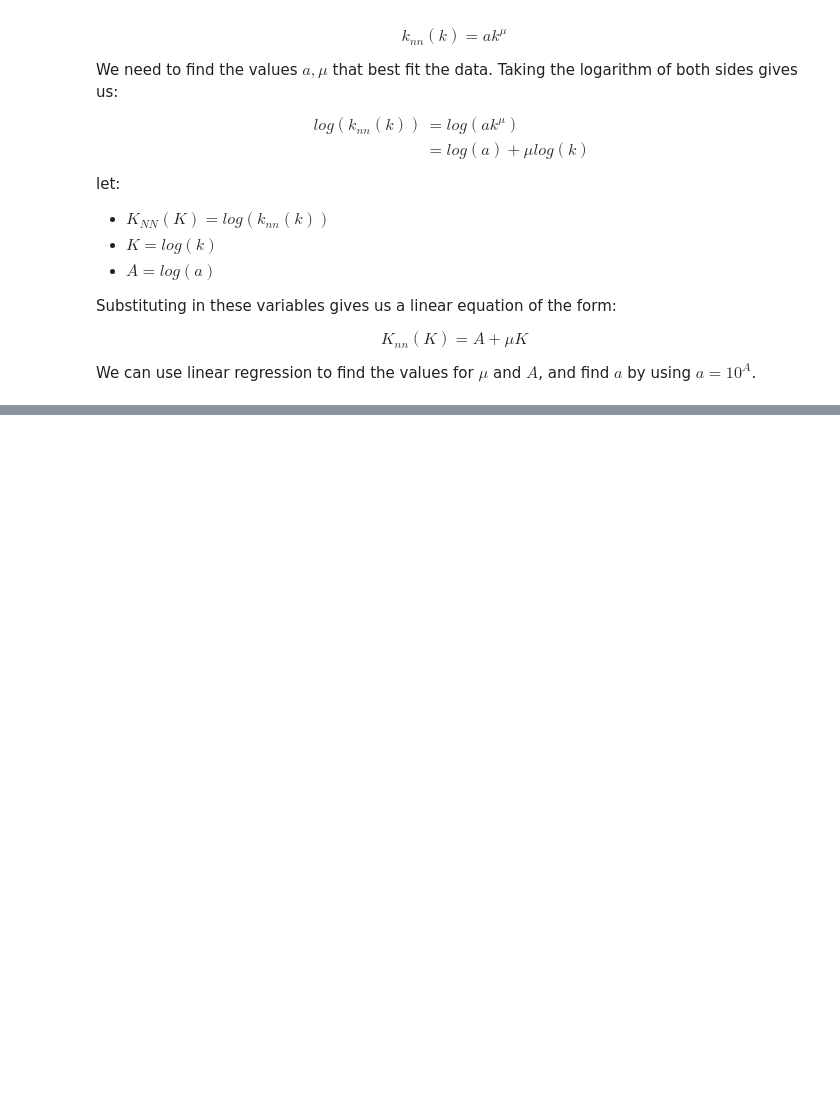
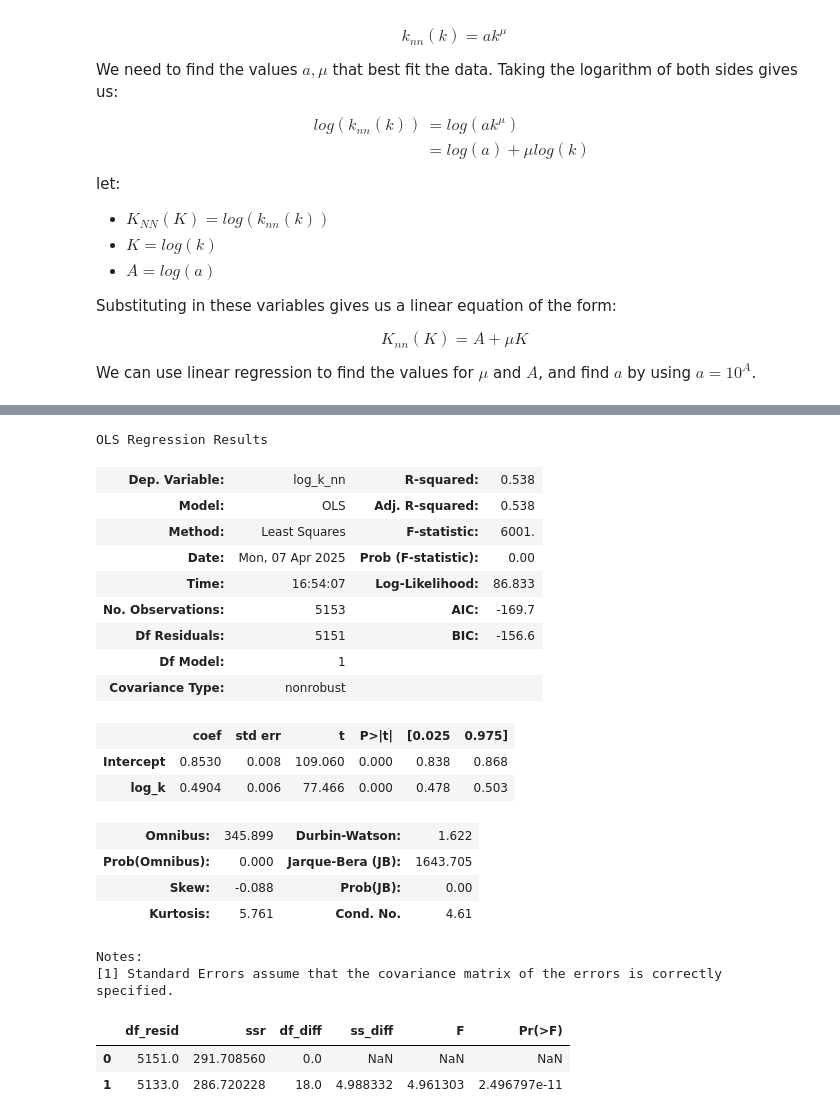
Before and after one commit to Ekkiddle/572NetworkProject, a Jupyter notebook: degree-correlation/degree_correlation.ipynb, the cells around one changed output, grey strips where cells are left out. Drawn from its saved outputs; the diff is of its cells as text; code cells hidden in the pictures; blank space fills up the shorter version.

```diff
--- a/degree-correlation/degree_correlation.ipynb
+++ b/degree-correlation/degree_correlation.ipynb
@@ -192,29 +221,42 @@ def compute_r(prob_matrix):
 # %%
 def degree_correlation_metrics():
     genres = ['blues', 'classical','country','disco','hiphop','jazz','metal','pop','reggae','rock']
-    metrics_df = pd.DataFrame(columns = ['genre', 'a', 'mu', 'mu MoE', 'r'])
+    metrics_df = pd.DataFrame(columns = ['genre', 'a', 'mu', 'mu MoE', 'r', 'null_a', 'null_mu', 'null_mu_MoE', 'null_r', 'null_r_moe'])
     fig, axs = plt.subplots(dpi=600, nrows=5, ncols=2, figsize=(8.5,11), sharex=True, sharey=True)
     l = 0
     palette = sns.color_palette('viridis', 10)
+    k_nn_df = pd.DataFrame(columns=['genre', 'k', 'k_nn'])
     for genre in genres:
-        # ensemble_dp = pd.read_csv(f"../null-model-ensembles/networks/degree_preserving/{genre}_dp.csv")
+        print(f"calculating metrics for genre: {genre}")
+        ensemble_dp = pd.read_csv(f"../null-model-ensembles/networks/degree_preserving/{genre}_dp.csv")
         # ensemble_rgg = pd.read_csv(f"../null-model-ensembles/networks/random_geometric/{genre}_rgg.csv")
 
         edge_list = pd.read_csv(f"../networks/{genre}_edge_list.csv").rename(columns={"Node1": "source", "Node2": "target"})
         network = nx.from_pandas_edgelist(edge_list, source='source', target='target')
 
-        network_nn = get_avg_nn_degree(network)
-        # dp_nn = get_avg_nn_degree_null(ensemble_dp)
+        network_nn = get_avg_nn_degree(network).astype('float')
+        dp_nn = get_avg_nn_degree_null(ensemble_dp).astype('float')
         # rgg_nn = get_avg_nn_degree_null(ensemble_rgg)
+
+        new_rows = pd.DataFrame({'genre': [genre for i in range(network_nn.shape[0])],'k': network_nn['degree'].values, 'k_nn': network_nn['average_nearest_neighbor_degree'].values})
+        k_nn_df = pd.concat([k_nn_df, new_rows])
 
         model = find_line(network_nn)
         A, mu = model.params
         a = 10**A
 
+        model_dp = find_line(dp_nn)
+        A_dp, mu_dp = model_dp.params
+        a_dp = 10**A_dp
+
         # get confidence interval for mu
         cis = model.conf_int()
         mu_ci = cis[1]
         mu_moe = mu_ci[1] - mu
+
+        null_cis = model_dp.conf_int()
+        null_mu_ci = null_cis[1]
+        mu_moe_null = null_mu_ci[1] - mu_dp
 
         i = int (l / 2)
         j = l % 2
@@ -222,17 +264,24 @@ def degree_correlation_metrics():
 
         # draw graphs, and add degree correlation metrics to dataframe
         # draw_knn(network_nn, dp_nn, rgg_nn, genre, model)
-        scatter = draw_knn(network_nn, genre, model, current_ax, palette, l)
+        scatter = draw_knn(network_nn, genre, model, current_ax, palette, l, model_dp)
         degree_probability_matrix = get_degree_probabilities_and_plot(network, genre)
+
         r = compute_r(degree_probability_matrix)
 
-        metrics_df.loc[metrics_df.shape[0],:] = [genre, a, mu, mu_moe, r]
+        null_r_stats = get_null_r(ensemble_dp)
+        r_null = null_r_stats[0,0]
+        r_null_moe = (null_r_stats[1,0] - null_r_stats[2,0]) / 2
+
+        metrics_df.loc[metrics_df.shape[0],:] = [genre, a, mu, mu_moe, r, a_dp, mu_dp, mu_moe_null, r_null, r_null_moe]
 
         l += 1
 
-    metrics_df.to_csv('degree_correlation_metrics.csv', index=False)
+    # metrics_df.to_csv('degree_correlation_metrics.csv', index=False)
 
     axs[4][0].set(xlabel='degree $ k $')
     axs[4][1].set(xlabel='degree $ k $')
     fig.savefig(f'./plots/k_nearest_neighbors/all_genres_knn.png')
+
+    return metrics_df, k_nn_df
 # %%
@@ -251,0 +345,31 @@ degree_correlation_metrics()
+# %%
+# create a linear regression model for all genres combined where the only independent variable is the degree
+k_nn_model_no_interactions = ols("log_k_nn ~ log_k", data=k_nn_df).fit()
+k_nn_model_no_interactions.summary()
+# %% [output]
+OLS Regression Results
+| Dep. Variable: | log_k_nn | R-squared: | 0.538 |
+| Model: | OLS | Adj. R-squared: | 0.538 |
+| Method: | Least Squares | F-statistic: | 6001. |
+| Date: | Mon, 07 Apr 2025 | Prob (F-statistic): | 0.00 |
+| Time: | 16:54:07 | Log-Likelihood: | 86.833 |
+| No. Observations: | 5153 | AIC: | -169.7 |
+| Df Residuals: | 5151 | BIC: | -156.6 |
+| Df Model: | 1 |  |  |
+| Covariance Type: | nonrobust |  |  |
+|  | coef | std err | t | P>|t| | [0.025 | 0.975] |
+| Intercept | 0.8530 | 0.008 | 109.060 | 0.000 | 0.838 | 0.868 |
+| log_k | 0.4904 | 0.006 | 77.466 | 0.000 | 0.478 | 0.503 |
+| Omnibus: | 345.899 | Durbin-Watson: | 1.622 |
+| Prob(Omnibus): | 0.000 | Jarque-Bera (JB): | 1643.705 |
+| Skew: | -0.088 | Prob(JB): | 0.00 |
+| Kurtosis: | 5.761 | Cond. No. | 4.61 |
+Notes:
+[1] Standard Errors assume that the covariance matrix of the errors is correctly specified.
+# %%
+# run a two-way ANOVA to see if the genre has a significant impact on the estimates of k_nn
+anova_lm(k_nn_model_no_interactions,  k_nn_model)
+# %% [output]
+|  | df_resid | ssr | df_diff | ss_diff | F | Pr(>F) |
+| 0 | 5151.0 | 291.708560 | 0.0 | NaN | NaN | NaN |
+| 1 | 5133.0 | 286.720228 | 18.0 | 4.988332 | 4.961303 | 2.496797e-11 |
```
Also changed, not shown: parts of 9 cells of this notebook, 3 other files.
